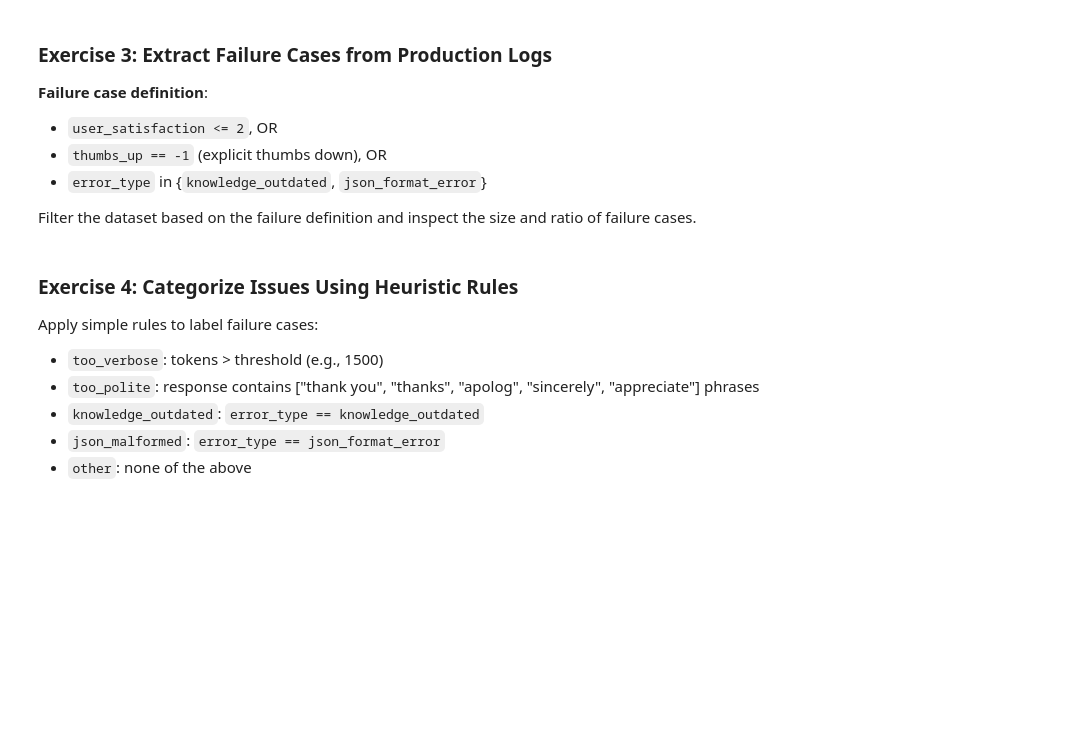
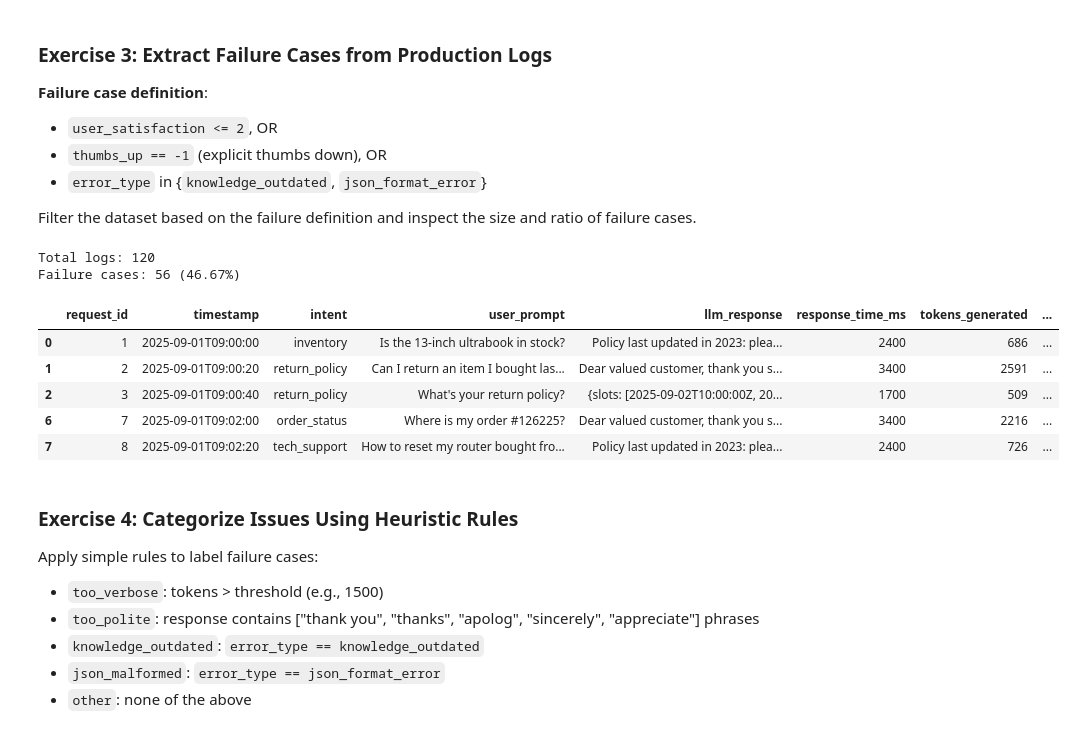
Before and after one commit to mz0/LLM-PostTraining-101, a Jupyter notebook: M5/M5_G1_Analysis_and_Optimization_in_Production_student.ipynb, the cells around one changed output. Saved outputs shown, nothing was run; the diff lists cells and outputs as text; code cells hidden in the pictures; blank space fills up the shorter version.

```diff
--- a/M5/M5_G1_Analysis_and_Optimization_in_Production_student.ipynb
+++ b/M5/M5_G1_Analysis_and_Optimization_in_Production_student.ipynb
@@ -193,19 +291,19 @@ def compute_metrics(df: pd.DataFrame) -> dict:
     """
     ## START CODE HERE ###
     # avg_latency is the average of response_time_ms, use .mean() to calculate the average
-    avg_latency = None
+    avg_latency = df['response_time_ms'].mean()
 
     # p95_latency is the 95th percentile of response_time_ms, use np.percentile() to calculate the 95th percentile
-    p95_latency = None
+    p95_latency = df['response_time_ms'].quantile(0.95)
 
     # avg_tokens is the average of tokens_generated, use .mean() to calculate the average
-    avg_tokens = None
+    avg_tokens = df['tokens_generated'].mean()
 
     # error_rate is the percentage of rows where _error_norm is not "none"
-    error_rate = None
+    error_rate = (df['_error_norm'] != "none").mean() * 100
 
     # avg_satisfaction is the average of user_satisfaction, use .mean() to calculate the average
-    avg_satisfaction = None
+    avg_satisfaction = df['user_satisfaction'].mean()
     ## END CODE HERE ###
     return {
         "avg_latency_ms": float(round(avg_latency, 2)),
@@ -341,30 +464,39 @@ Filter the dataset based on the failure definition and inspect the size and rati
 # %%
 # GRADED CELL: exercise 3
 
 def extract_failure_cases(logs):
     ## START CODE HERE ###
     # Define three conditions for failure cases
     # Condition 1: Low user satisfaction (1-2 indicates dissatisfaction)
-    low_satisfaction = None
+    low_satisfaction = logs['user_satisfaction'] < 3
 
     # Condition 2: Explicit negative user feedback (thumbs down), expressed as thumbs_up equals -1
-    negative_feedback = None
+    negative_feedback = logs['thumbs_up'] == -1
 
     # Condition 3: System-detected critical errors (error_type is either knowledge_outdated or json_format_error)
-    critical_errors = None
+    critical_errors = logs['error_type'].isin(['knowledge_outdated', 'json_format_error'])
 
     ## END CODE HERE ###
 
     # Combine all failure conditions (any condition being true marks it as a failure case)
     failure_df = logs[
         low_satisfaction | negative_feedback | critical_errors
     ].copy()
     return failure_df
 
 print(f"Total logs: {len(logs)}")
 failure_df = extract_failure_cases(logs)
 print(f"Failure cases: {len(failure_df)} ({len(failure_df)/len(logs)*100:.2f}%)")
 failure_df.head()
+# %% [output]
+Total logs: 120
+Failure cases: 56 (46.67%)
+|  | request_id | timestamp | intent | user_prompt | llm_response | response_time_ms | tokens_generated | ... |
+| 0 | 1 | 2025-09-01T09:00:00 | inventory | Is the 13-inch ultrabook in stock? | Policy last updated in 2023: plea... | 2400 | 686 | ... |
+| 1 | 2 | 2025-09-01T09:00:20 | return_policy | Can I return an item I bought las... | Dear valued customer, thank you s... | 3400 | 2591 | ... |
+| 2 | 3 | 2025-09-01T09:00:40 | return_policy | What's your return policy? | {slots: [2025-09-02T10:00:00Z, 20... | 1700 | 509 | ... |
+| 6 | 7 | 2025-09-01T09:02:00 | order_status | Where is my order #126225? | Dear valued customer, thank you s... | 3400 | 2216 | ... |
+| 7 | 8 | 2025-09-01T09:02:20 | tech_support | How to reset my router bought fro... | Policy last updated in 2023: plea... | 2400 | 726 | ... |
 # %% [markdown]
 ### Exercise 4: Categorize Issues Using Heuristic Rules
 
```
Also changed, not shown: parts of 21 cells of this notebook.
